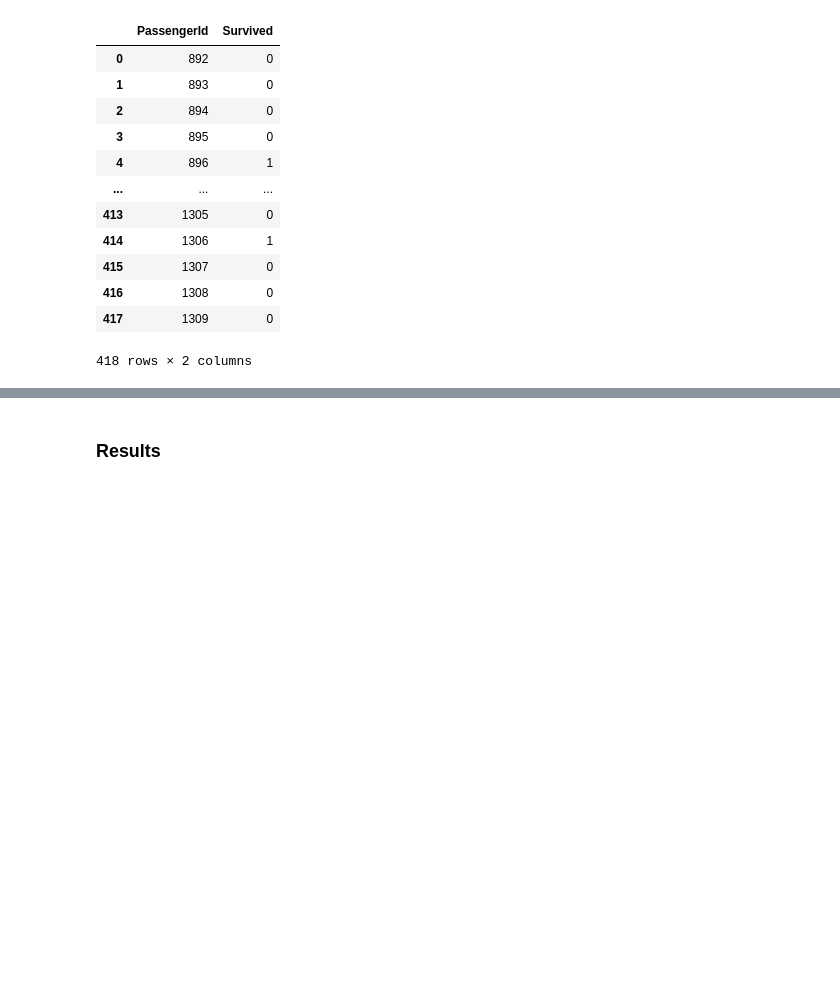
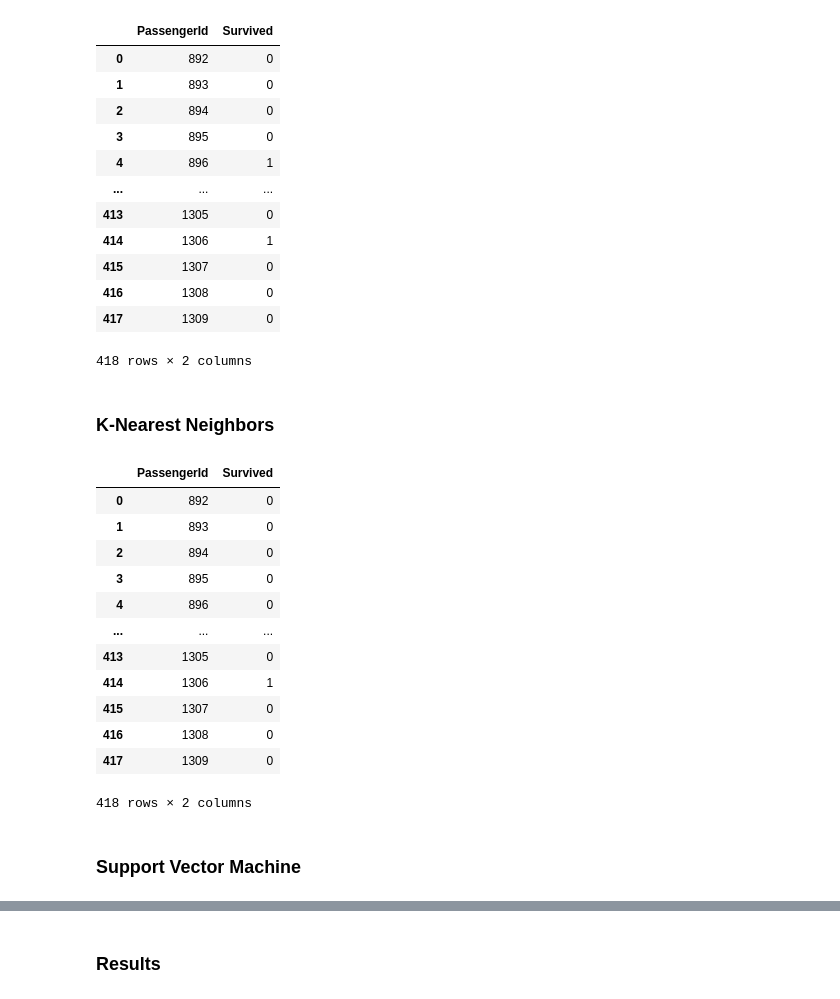
Before and after one commit to zainasir/ClassificationTitanic, a Jupyter notebook: ml_model.ipynb, the cells around one changed output, grey strips where cells are left out. Drawn from its saved outputs; the diff is of its cells as text; code cells hidden in the pictures; blank space fills up the shorter version.

Commit message:
Added models

```diff
--- a/ml_model.ipynb
+++ b/ml_model.ipynb
@@ -300,9 +303,9 @@ Now that our data is not missing any values and is in the form of numpy arrays o
 # Import necessary library and fit the model
 
 from sklearn.linear_model import LogisticRegression
-classifier = LogisticRegression(max_iter = 1000, random_state=0)
-classifier.fit(X_train, y_train)
-prediction = classifier.predict(X_test)
+logistic_regression_classifier = LogisticRegression(max_iter = 1000, random_state=0)
+logistic_regression_classifier.fit(X_train, y_train)
+logistic_regression_prediction = logistic_regression_classifier.predict(X_test)
 # %%
 # Save prediction as a numpy array, and convert to a pandas DataFrame
 
@@ -328,0 +334,30 @@ output_df.to_csv('predicted_data', index=False)
+# %% [markdown]
+### K-Nearest Neighbors
+# %%
+# Import necessary library and fit the model
+
+from sklearn.neighbors import KNeighborsClassifier
+KNeighbors_classifier = KNeighborsClassifier(n_neighbors = 5, metric = 'minkowski', p = 2)
+KNeighbors_classifier.fit(X_train, y_train)
+KNeighbors_prediction = KNeighbors_classifier.predict(X_test)
+# %%
+# Save prediction as a numpy array, and convert to pandas DataFrame
+
+output_data = np.stack((np.array(test_data['PassengerId']), KNeighbors_prediction), axis=1)
+output_df = pd.DataFrame(data=output_data, columns = ['PassengerId', 'Survived'])
+
+display(output_df)
+# %% [output]
+|  | PassengerId | Survived |
+| 0 | 892 | 0 |
+| 1 | 893 | 0 |
+| 2 | 894 | 0 |
+| 3 | 895 | 0 |
+| 4 | 896 | 0 |
+| ... | ... | ... |
+| 413 | 1305 | 0 |
+| 414 | 1306 | 1 |
+| 415 | 1307 | 0 |
+| 416 | 1308 | 0 |
+| 417 | 1309 | 0 |
+418 rows × 2 columns
@@ -328,0 +367,2 @@ output_df.to_csv('predicted_data', index=False)
+# %% [markdown]
+### Support Vector Machine
```
Also changed, not shown: parts of 22 cells of this notebook, 6 other files.
